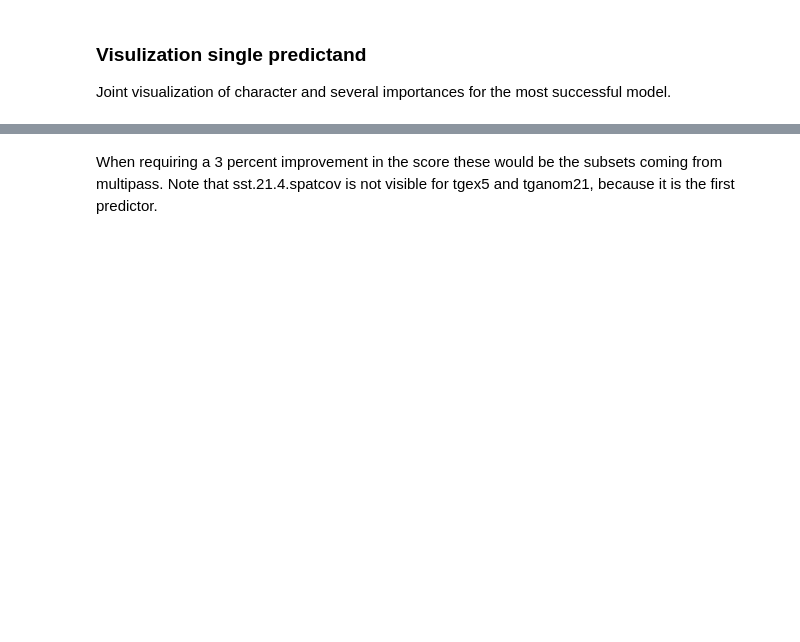
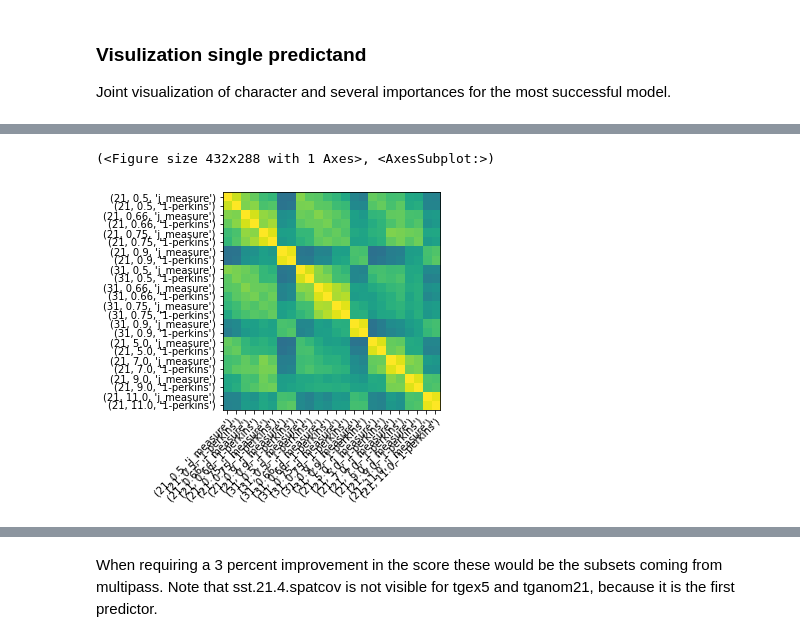
Before and after one commit to chiemvs/Hybrid, a Jupyter notebook: notebooks/predictor_selection.ipynb, the cells around one changed output, grey strips where cells are left out. Saved outputs shown, nothing was run; the diff lists cells and outputs as text; code cells hidden in the pictures; blank space fills up the shorter version.

```diff
--- a/notebooks/predictor_selection.ipynb
+++ b/notebooks/predictor_selection.ipynb
@@ -466,0 +297,5 @@ def percentual_improvement(name: str, basepath: Path = Path('/nobackup/users/str
+# %%
+cormatrix(total.drop(['single','multi'], axis = 1, level = -1))
+# %% [output]
+(<Figure size 432x288 with 1 Axes>, <AxesSubplot:>)
+[figure, added]
```
Also changed, not shown: parts of 53 cells of this notebook.
